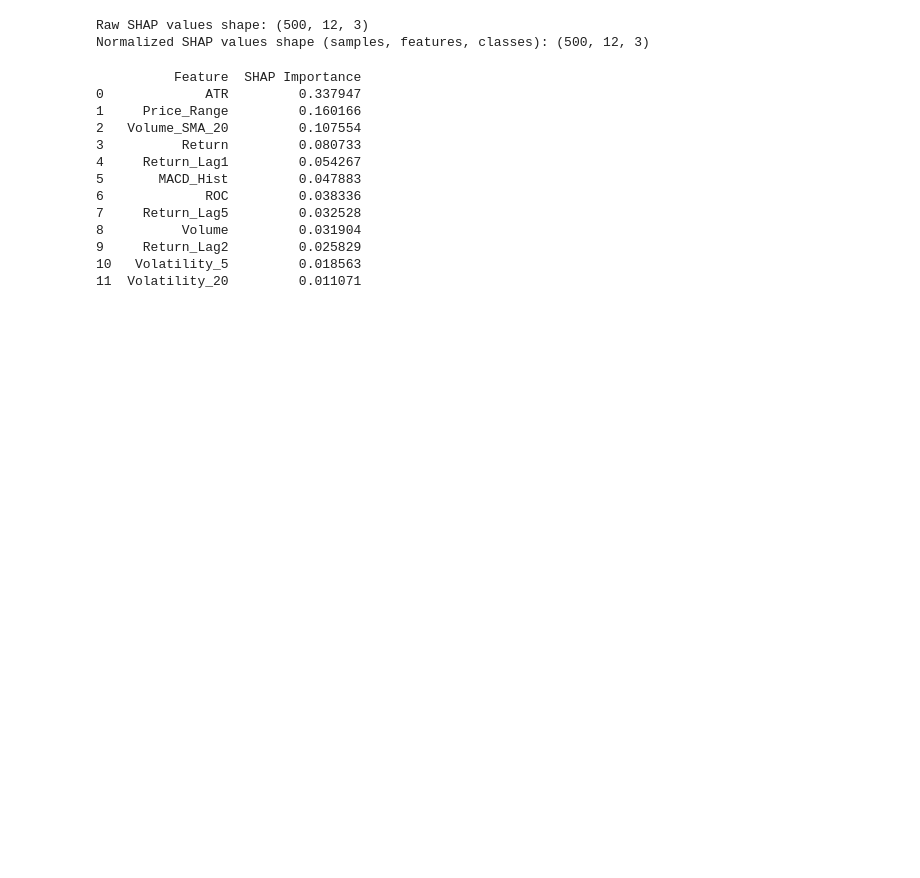
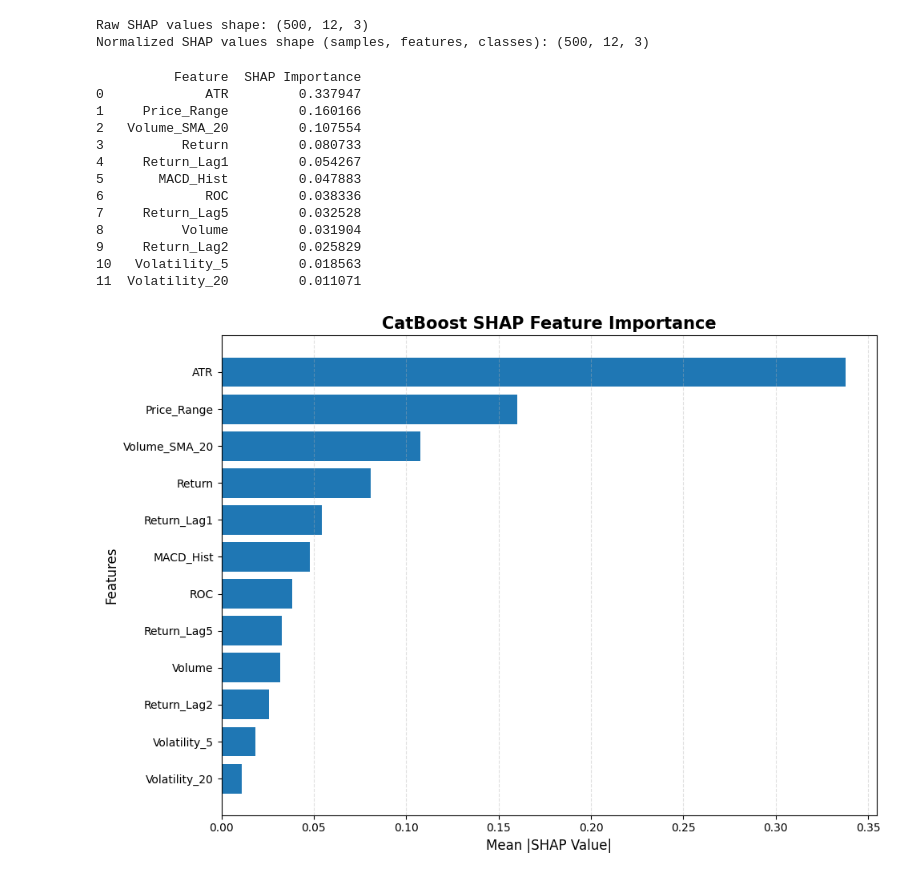
Before and after one commit to samifahim07/Dse-explainable-stock-intelligence, a Jupyter notebook: DSE_Stock_Intelligence_Forecasting.ipynb, the cells around one changed output. Cells and saved outputs as stored; diff of their text form; code cells hidden in the pictures; blank space fills up the shorter version.

```diff
--- a/DSE_Stock_Intelligence_Forecasting.ipynb
+++ b/DSE_Stock_Intelligence_Forecasting.ipynb
@@ -2599,3 +2599,19 @@ print(shap_importance_df)
 9     Return_Lag2         0.025829
 10   Volatility_5         0.018563
 11  Volatility_20         0.011071
+# %%
+plt.figure(figsize=(10, 7))
+
+plt.barh(shap_importance_df["Feature"][::-1],shap_importance_df["SHAP Importance"][::-1])
+
+plt.xlabel("Mean |SHAP Value|", fontsize=12)
+plt.ylabel("Features", fontsize=12)
+
+plt.title("CatBoost SHAP Feature Importance", fontsize=15, fontweight="bold")
+
+plt.grid(axis="x", linestyle="--", alpha=0.4)
+
+plt.tight_layout()
+plt.show()
+# %% [output]
+[figure, added]
```
